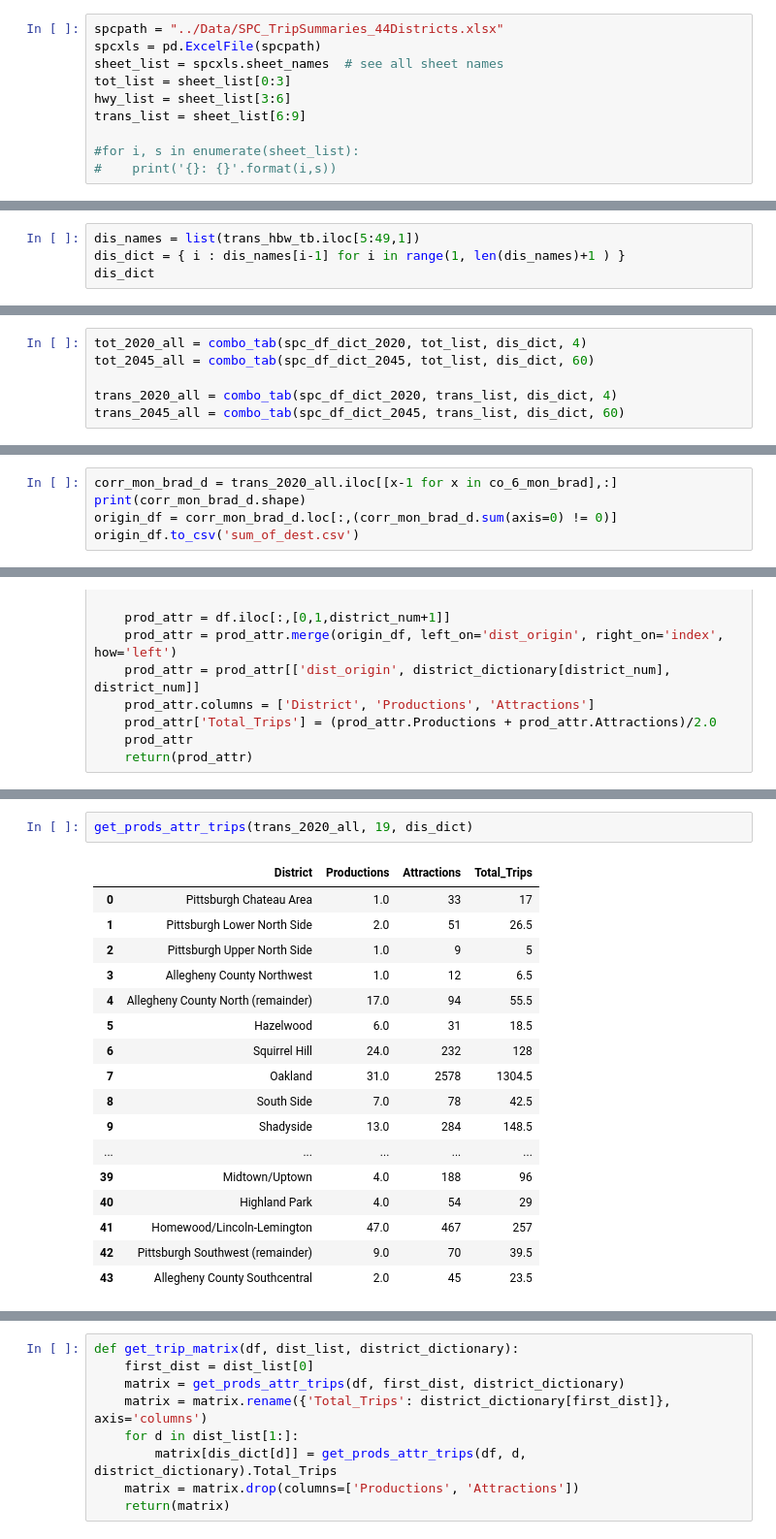
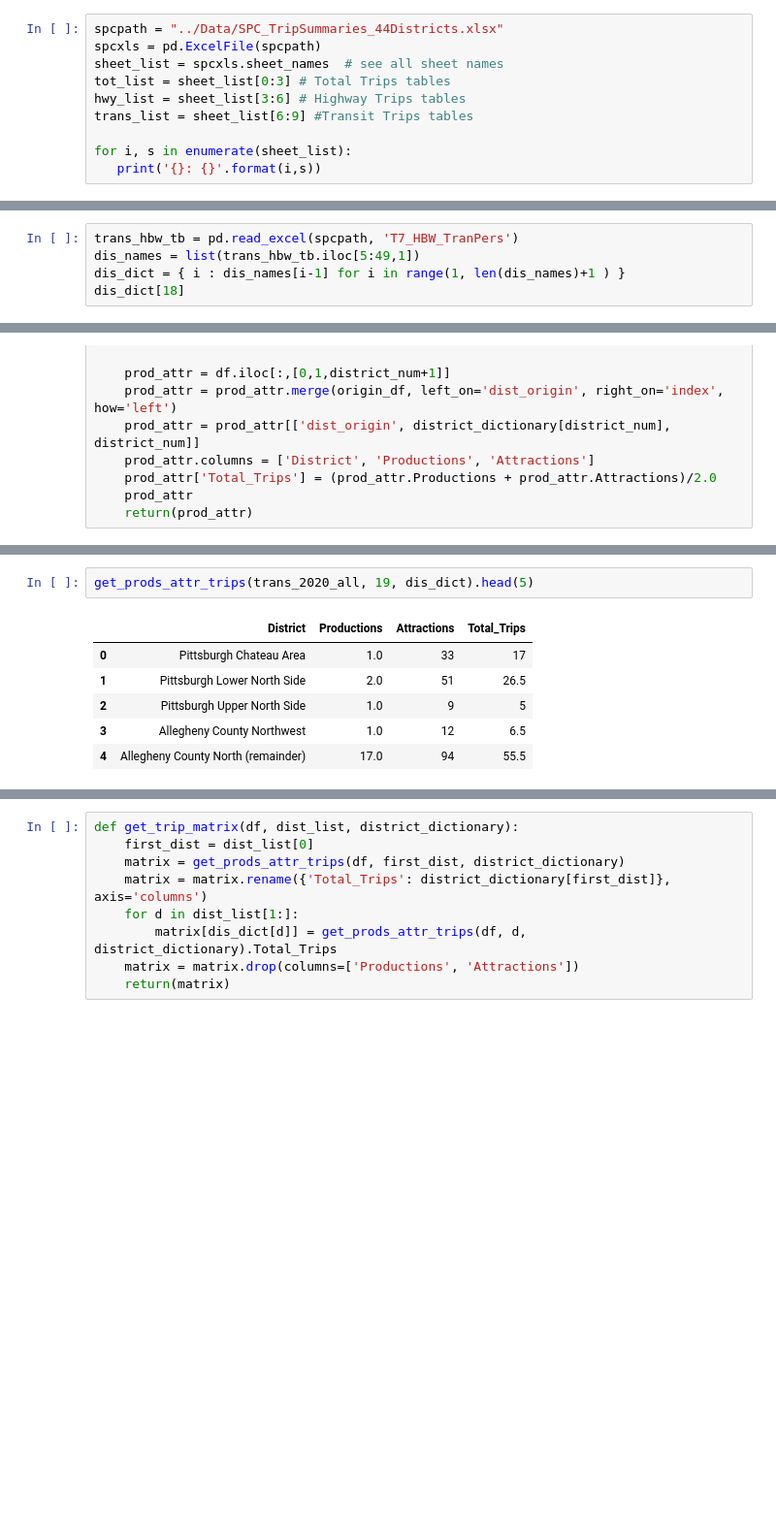
Before and after one commit to MattSamach/PPT_East_Busway, a Jupyter notebook: Notebooks/SPC_Trips.ipynb, the cells around one changed output, grey strips where cells are left out. Shown at 97% size. Drawn from its saved outputs; the diff is of its cells as text; blank space fills up the shorter version.

```diff
--- a/Notebooks/SPC_Trips.ipynb
+++ b/Notebooks/SPC_Trips.ipynb
@@ -8,9 +10,9 @@ import numpy as np
 spcpath = "../Data/SPC_TripSummaries_44Districts.xlsx"
 spcxls = pd.ExcelFile(spcpath)
 sheet_list = spcxls.sheet_names  # see all sheet names
-tot_list = sheet_list[0:3]
-hwy_list = sheet_list[3:6]
-trans_list = sheet_list[6:9]
+tot_list = sheet_list[0:3] # Total Trips tables
+hwy_list = sheet_list[3:6] # Highway Trips tables
+trans_list = sheet_list[6:9] #Transit Trips tables
 
-#for i, s in enumerate(sheet_list):
-#    print('{}: {}'.format(i,s))
+for i, s in enumerate(sheet_list):
+   print('{}: {}'.format(i,s))
@@ -25,5 +47,6 @@ print(trans_list)
 # %%
+trans_hbw_tb = pd.read_excel(spcpath, 'T7_HBW_TranPers')
 dis_names = list(trans_hbw_tb.iloc[5:49,1])
 dis_dict = { i : dis_names[i-1] for i in range(1, len(dis_names)+1 ) }
-dis_dict
+dis_dict[18]
 # %% [output]
@@ -85,9 +96,3 @@ def combo_tab(excel_dict, tab_list, district_dictionary, offset):
     trans_all['dist_origin'] = trans_all['index'].map(district_dictionary)
     trans_all = trans_all[['index', 'dist_origin']+colnames]
     return(trans_all)
-# %%
-tot_2020_all = combo_tab(spc_df_dict_2020, tot_list, dis_dict, 4)
-tot_2045_all = combo_tab(spc_df_dict_2045, tot_list, dis_dict, 60)
-
-trans_2020_all = combo_tab(spc_df_dict_2020, trans_list, dis_dict, 4)
-trans_2045_all = combo_tab(spc_df_dict_2045, trans_list, dis_dict, 60)
@@ -166,5 +146,0 @@ co_6_mon_brad = [19, 20, 21]
-# %%
-corr_mon_brad_d = trans_2020_all.iloc[[x-1 for x in co_6_mon_brad],:]
-print(corr_mon_brad_d.shape)
-origin_df = corr_mon_brad_d.loc[:,(corr_mon_brad_d.sum(axis=0) != 0)]
-origin_df.to_csv('sum_of_dest.csv')
@@ -257,20 +237,9 @@ Wilmerding Wall North Versailles
 # %%
-get_prods_attr_trips(trans_2020_all, 19, dis_dict)
+get_prods_attr_trips(trans_2020_all, 19, dis_dict).head(5)
 # %% [output]
 |  | District | Productions | Attractions | Total_Trips |
 | 0 | Pittsburgh Chateau Area | 1.0 | 33 | 17 |
 | 1 | Pittsburgh Lower North Side | 2.0 | 51 | 26.5 |
 | 2 | Pittsburgh Upper North Side | 1.0 | 9 | 5 |
 | 3 | Allegheny County Northwest | 1.0 | 12 | 6.5 |
 | 4 | Allegheny County North (remainder) | 17.0 | 94 | 55.5 |
-| 5 | Hazelwood | 6.0 | 31 | 18.5 |
-| 6 | Squirrel Hill | 24.0 | 232 | 128 |
-| 7 | Oakland | 31.0 | 2578 | 1304.5 |
-| 8 | South Side | 7.0 | 78 | 42.5 |
-| 9 | Shadyside | 13.0 | 284 | 148.5 |
-| ... | ... | ... | ... | ... |
-| 39 | Midtown/Uptown | 4.0 | 188 | 96 |
-| 40 | Highland Park | 4.0 | 54 | 29 |
-| 41 | Homewood/Lincoln-Lemington | 47.0 | 467 | 257 |
-| 42 | Pittsburgh Southwest (remainder) | 9.0 | 70 | 39.5 |
-| 43 | Allegheny County Southcentral | 2.0 | 45 | 23.5 |
```
Also changed, not shown: parts of 118 cells of this notebook, 29 other files.
